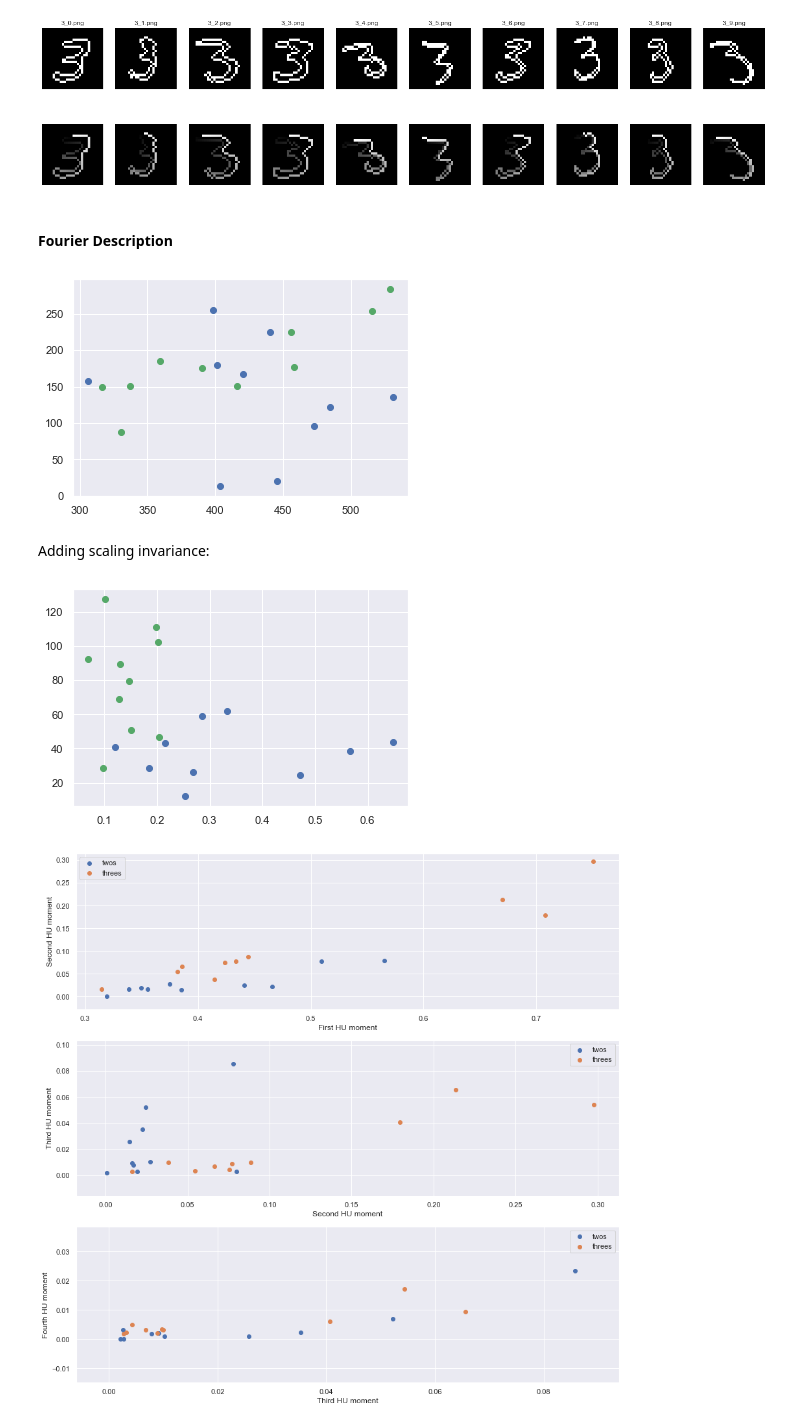
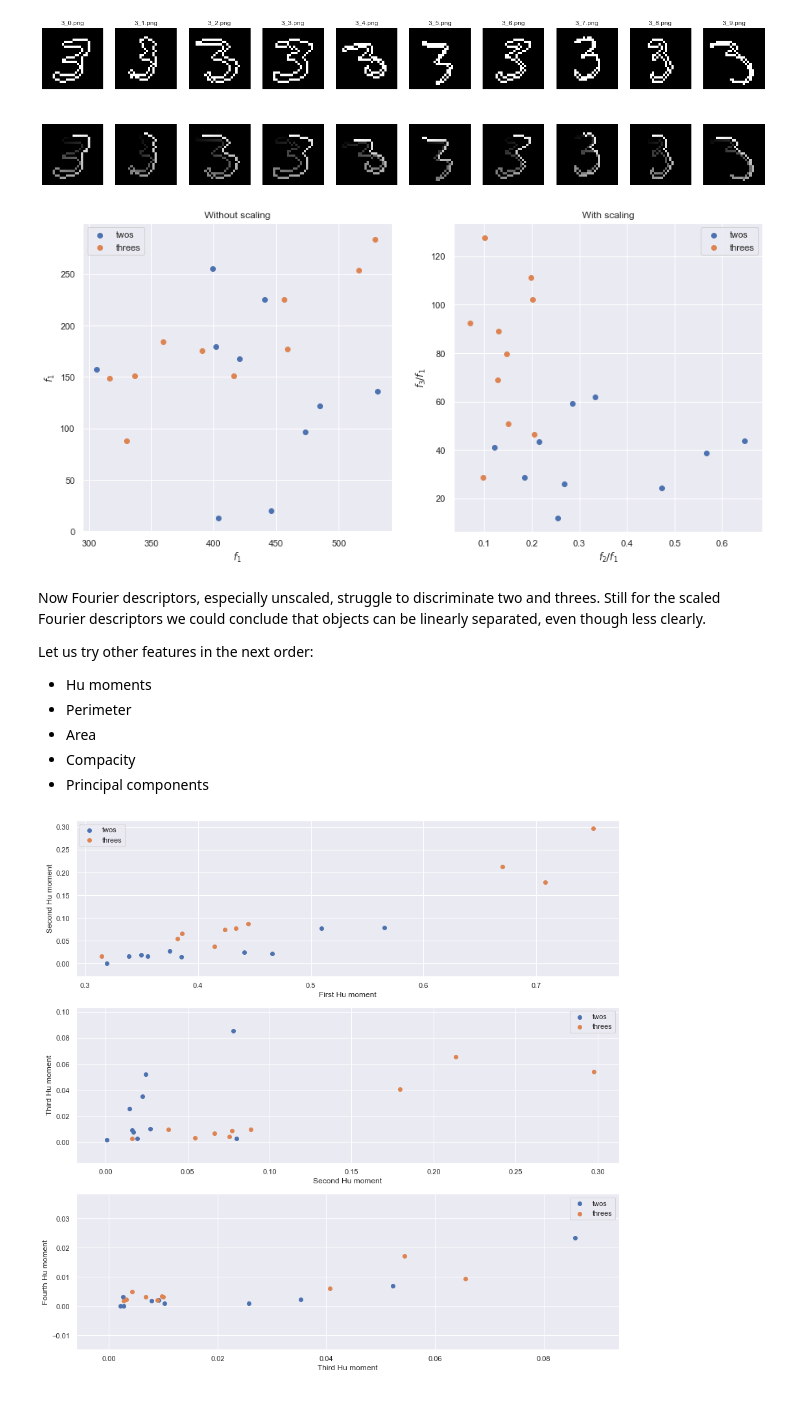
Before and after one commit to oganesManasian/Image-analysis-and-pattern-recognition, a Jupyter notebook: labs/lab_02_object_description.ipynb, the cells around one changed output. Cells and saved outputs as stored; diff of their text form; code cells hidden in the pictures.

```diff
--- a/labs/lab_02_object_description.ipynb
+++ b/labs/lab_02_object_description.ipynb
@@ -255,9 +256,9 @@ def fourier_description(contours, coeffs):
             for k in range(len(contours[c])):
                 descriptors[l,c] += complex(contours[c][k][0], contours[c][k][1])*cmath.exp(-1j*2.0*cmath.pi*k*coeffs[l]/len(contours[c]) )
 
-            descriptors[l,c] = np.real(abs(descriptors[l,c]))
+            descriptors[l,c] = abs(descriptors[l,c])
 
-    return descriptors
+    return np.real(descriptors)
 # %% [markdown]
 Let's plot our Fourier descriptors on a 2D plane with and without scaling.
 # %%
@@ -658,15 +690,3 @@ for ax, img, name, ax2, img2 in zip(axes[0], three_contours, threes_names, axes[
 # %% [output]
 [figure]
 [figure]
-# %% [markdown]
-#### Fourier Description
-# %%
-descriptors_two = fourier_description(two_outside_contours, [1,2])
-descriptors_three= fourier_description(three_outside_contours, [1,2])
-
-plt.plot(descriptors_two[0],descriptors_two[1], 'bo')
-plt.plot(descriptors_three[0],descriptors_three[1], 'go')
-
-plt.show()
-# %% [output]
-[figure, removed]
@@ -676,18 +693,44 @@ three_regions = [image > 128 for image in threes_im]
-# %% [markdown]
-Adding scaling invariance:
-# %%
-descriptors_two = fourier_description(two_outside_contours, [3,4,1])
-descriptors_three = fourier_description(three_outside_contours, [3,4,1])
-
-scaled_descriptors_two = np.divide(descriptors_two[0:2],descriptors_two[2])
-scaled_descriptors_three = np.divide(descriptors_three[0:2],descriptors_three[2])
-
-plt.plot(scaled_descriptors_two[0],descriptors_two[1], 'bo')
-plt.plot(scaled_descriptors_three[0],descriptors_three[1], 'go')
-
-plt.show()
-# %% [output]
-[figure, removed]
+# %%
+fontsize = 12  # font size for the axis labels
+
+# Extracting the Fourier descriptors from two and three contours
+descriptors_two = fourier_description(two_outside_contours, [1,2])
+descriptors_three = fourier_description(three_outside_contours, [1,2])
+
+# Plotting our Fourier descriptors without scaling
+f, ax = plt.subplots(1, 2, figsize=(15,7))
+ax[0].scatter(descriptors_two[0], descriptors_two[1], label='twos')
+ax[0].scatter(descriptors_three[0], descriptors_three[1], label='threes')
+ax[0].legend()
+ax[0].set_title('Without scaling')
+ax[0].set_xlabel(r'$f_1$', fontsize=fontsize)
+ax[0].set_ylabel(r'$f_1$', fontsize=fontsize)
+
+# Extracting the Fourier descriptors with scaling
+descriptors_two = fourier_description(two_outside_contours, [3,4,1])
+descriptors_three = fourier_description(three_outside_contours, [3,4,1])
+scaled_descriptors_two = np.divide(descriptors_two[0:2], descriptors_two[2])
+scaled_descriptors_three = np.divide(descriptors_three[0:2], descriptors_three[2])
+
+# Plotting our Fourier descriptors with scaling
+ax[1].scatter(scaled_descriptors_two[0],descriptors_two[1], label='twos')
+ax[1].scatter(scaled_descriptors_three[0],descriptors_three[1], label='threes')
+ax[1].legend()
+ax[1].set_title('With scaling')
+ax[1].set_xlabel(r'$f_2/f_1$', fontsize=fontsize)
+ax[1].set_ylabel(r'$f_3/f_1$', fontsize=fontsize);
+# %% [output]
+[figure, added]
+# %% [markdown]
+Now Fourier descriptors, especially unscaled, struggle to discriminate two and threes. Still for the scaled Fourier descriptors we could conclude that objects can be linearly separated, even though less clearly.
+
+Let us try other features in the next order:
+
+- Hu moments
+- Perimeter
+- Area
+- Compacity
+- Principal components
 # %%
 # Getting the Hu moments
 two_Hu_moments = np.array([get_first_4_Hu_moments(two_region) for two_region in two_regions])
```
Also changed, not shown: parts of 25 cells of this notebook.
